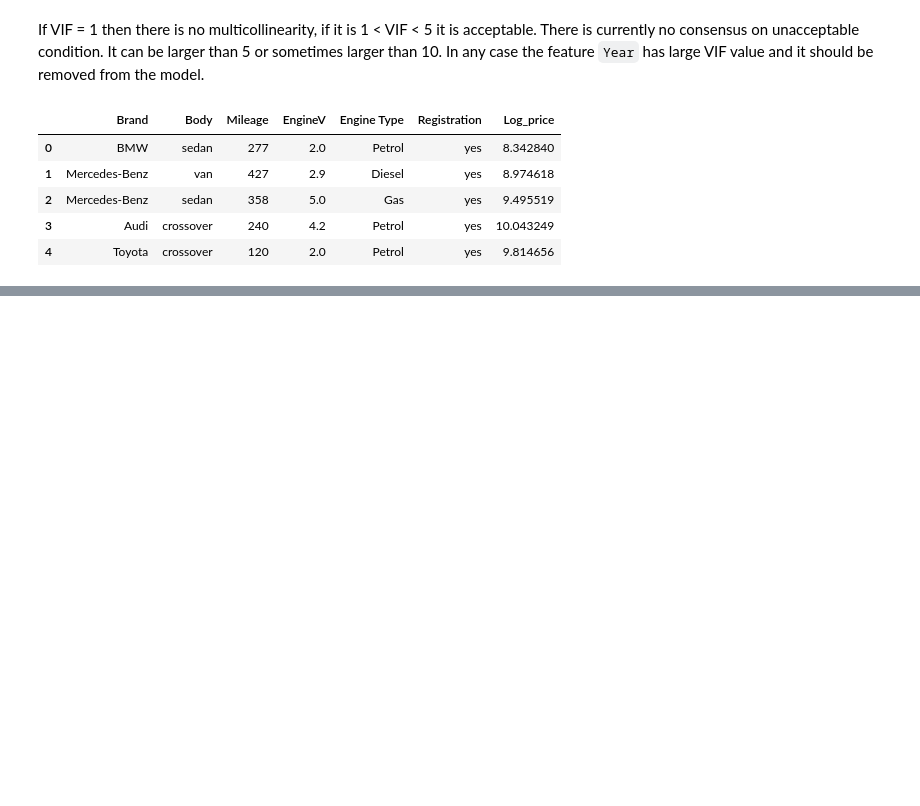
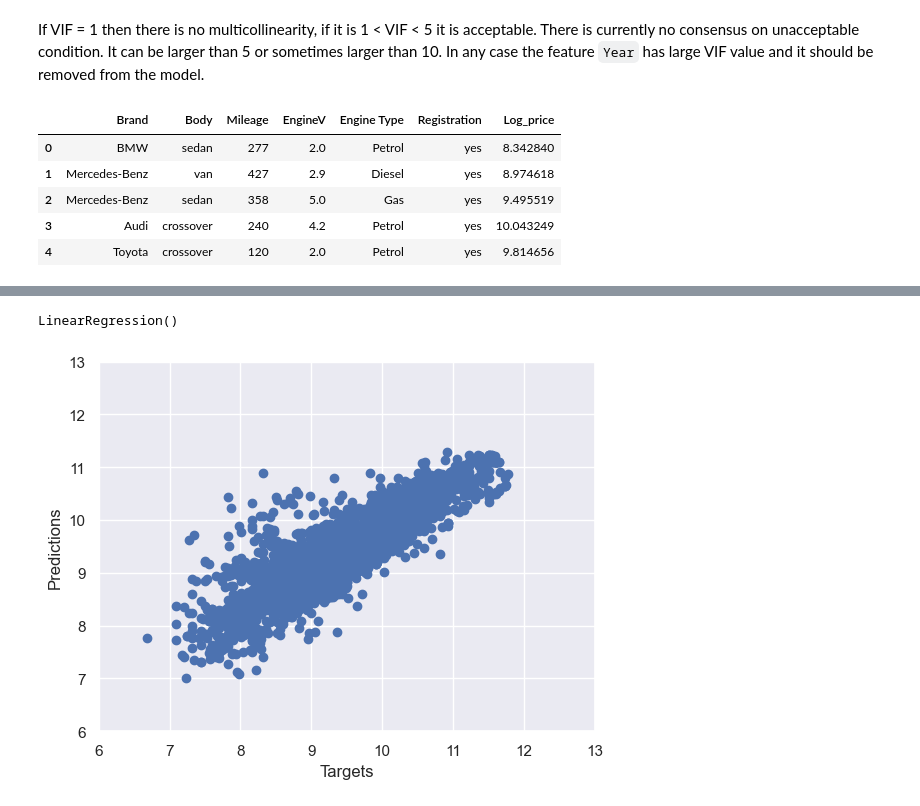
Before and after one commit to tanjatom/MachineLearning, a Jupyter notebook: Regression/predicting_car_prices.ipynb, the cells around one changed output, grey strips where cells are left out. Cells and saved outputs as stored; diff of their text form; code cells hidden in the pictures; blank space fills up the shorter version.

Commit message:
Add linear regression model

```diff
--- a/Regression/predicting_car_prices.ipynb
+++ b/Regression/predicting_car_prices.ipynb
@@ -440,0 +447,32 @@ data_preprocessed.head()
+# %%
+# Scale the data. Test it on all data although it is advisable not to scale dummies
+from sklearn.preprocessing import StandardScaler
+
+scaler = StandardScaler()
+scaler.fit(inputs)
+inputs_scaled = scaler.transform(inputs)
+# %%
+# Split the data using train_test_split method with an 80-20 split
+from sklearn.model_selection import train_test_split
+
+x_train, x_test, y_train, y_test = train_test_split(inputs, targets, test_size=0.2, random_state=42)
+# %%
+# Create a linear regression model
+lin_reg = LinearRegression()
+lin_reg.fit(x_train, y_train)
+# %% [output]
+LinearRegression()
+# %%
+# Find model outputs
+y_pred = lin_reg.predict(x_train)
+# %%
+# Plot targets and outputs on the scatter plot. The closer the point to the 45-degree line, the better the prediction
+plt.scatter(y_train, y_pred)
+plt.xlabel("Targets", fontsize=12)
+plt.ylabel("Predictions", fontsize=12)
+# Make sure the x- and y-axis are the same to be able to interpret the 45-degree line
+plt.xlim(6, 13)
+plt.ylim(6, 13)
+plt.show()
+# %% [output]
+[figure, added]
```
Also changed, not shown: parts of 42 cells of this notebook.
